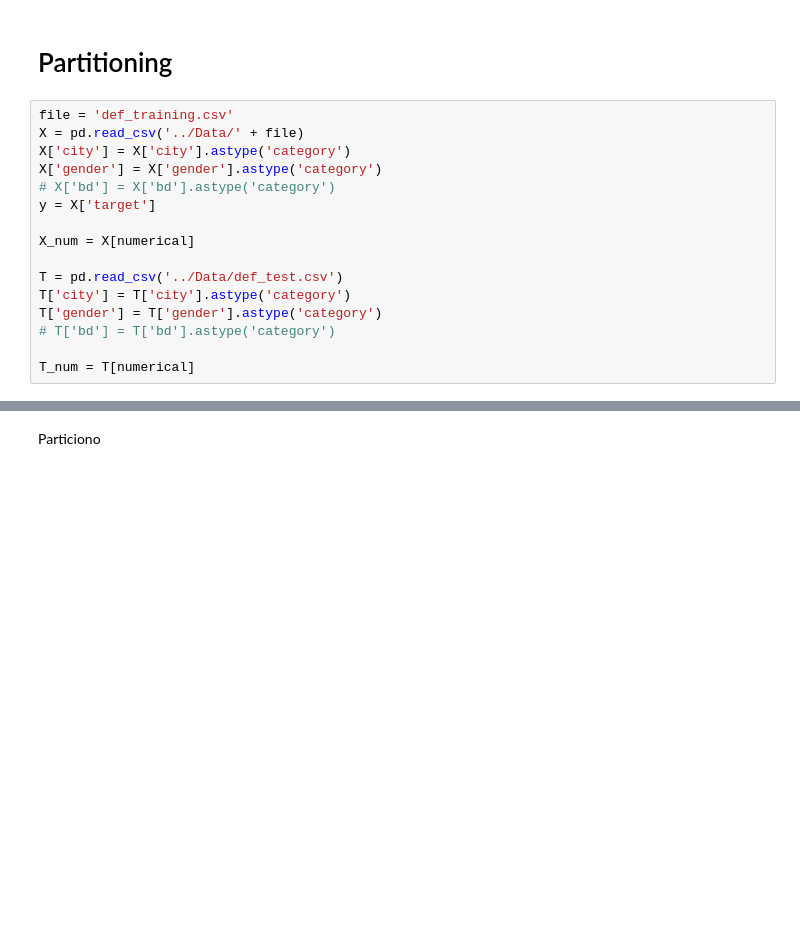
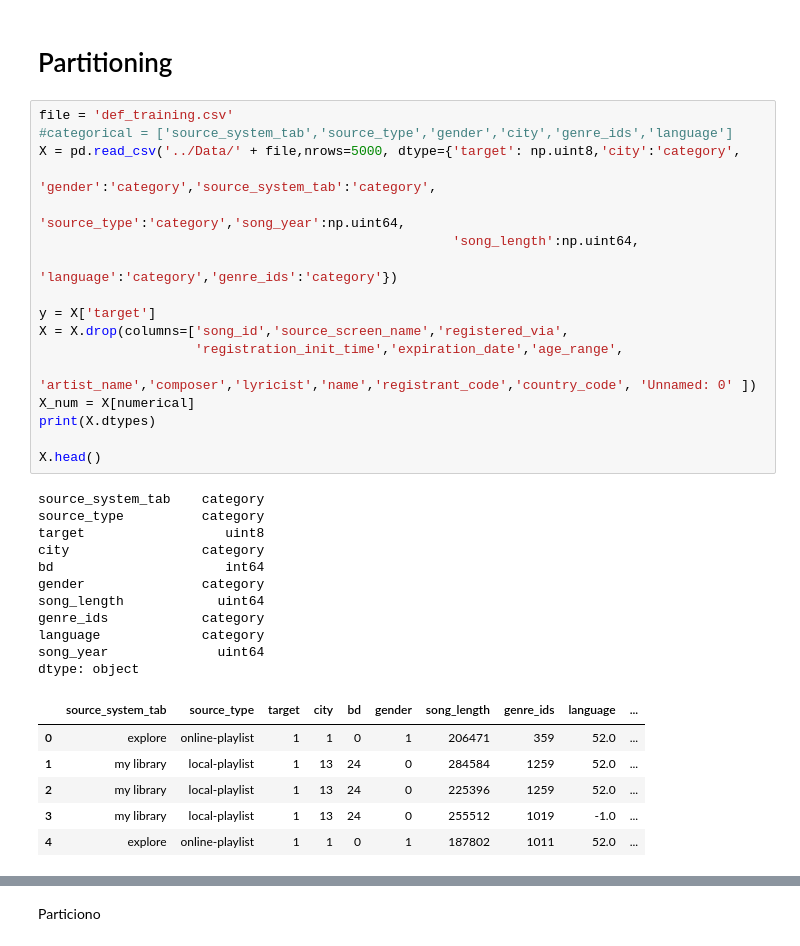
Before and after one commit to RaquelNeedsCoffee/PracticaAPA, a Jupyter notebook: Practica/Code/MCA Jupyter.ipynb, the cells around one changed output, grey strips where cells are left out. Cells and saved outputs as stored; diff of their text form; blank space fills up the shorter version.

```diff
--- a/Practica/Code/MCA Jupyter.ipynb
+++ b/Practica/Code/MCA Jupyter.ipynb
@@ -29,19 +26,38 @@ def split(X, y, proportion):
     return X_train, X_test, X_val, y_train, y_test, y_val
 # %% [markdown]
 # Partitioning
-# %%
-file = 'def_training.csv'
-X = pd.read_csv('../Data/' + file)
-X['city'] = X['city'].astype('category')
-X['gender'] = X['gender'].astype('category')
-# X['bd'] = X['bd'].astype('category')
-y = X['target']
-
-X_num = X[numerical]
-
-T = pd.read_csv('../Data/def_test.csv')
-T['city'] = T['city'].astype('category')
-T['gender'] = T['gender'].astype('category')
-# T['bd'] = T['bd'].astype('category')
-
-T_num = T[numerical]
+# %%
+file = 'def_training.csv'
+#categorical = ['source_system_tab','source_type','gender','city','genre_ids','language']
+X = pd.read_csv('../Data/' + file,nrows=5000, dtype={'target': np.uint8,'city':'category',
+                                                     'gender':'category','source_system_tab':'category',
+                                                     'source_type':'category','song_year':np.uint64,
+                                                     'song_length':np.uint64,
+                                                     'language':'category','genre_ids':'category'})
+
+y = X['target']
+X = X.drop(columns=['song_id','source_screen_name','registered_via',
+                    'registration_init_time','expiration_date','age_range',
+                    'artist_name','composer','lyricist','name','registrant_code','country_code', 'Unnamed: 0' ])
+X_num = X[numerical]
+print(X.dtypes)
+
+X.head()
+# %% [output]
+source_system_tab    category
+source_type          category
+target                  uint8
+city                 category
+bd                      int64
+gender               category
+song_length            uint64
+genre_ids            category
+language             category
+song_year              uint64
+dtype: object
+|  | source_system_tab | source_type | target | city | bd | gender | song_length | genre_ids | language | ... |
+| 0 | explore | online-playlist | 1 | 1 | 0 | 1 | 206471 | 359 | 52.0 | ... |
+| 1 | my library | local-playlist | 1 | 13 | 24 | 0 | 284584 | 1259 | 52.0 | ... |
+| 2 | my library | local-playlist | 1 | 13 | 24 | 0 | 225396 | 1259 | 52.0 | ... |
+| 3 | my library | local-playlist | 1 | 13 | 24 | 0 | 255512 | 1019 | -1.0 | ... |
+| 4 | explore | online-playlist | 1 | 1 | 0 | 1 | 187802 | 1011 | 52.0 | ... |
```
Also changed, not shown: parts of 24 cells of this notebook, 4 other files.
